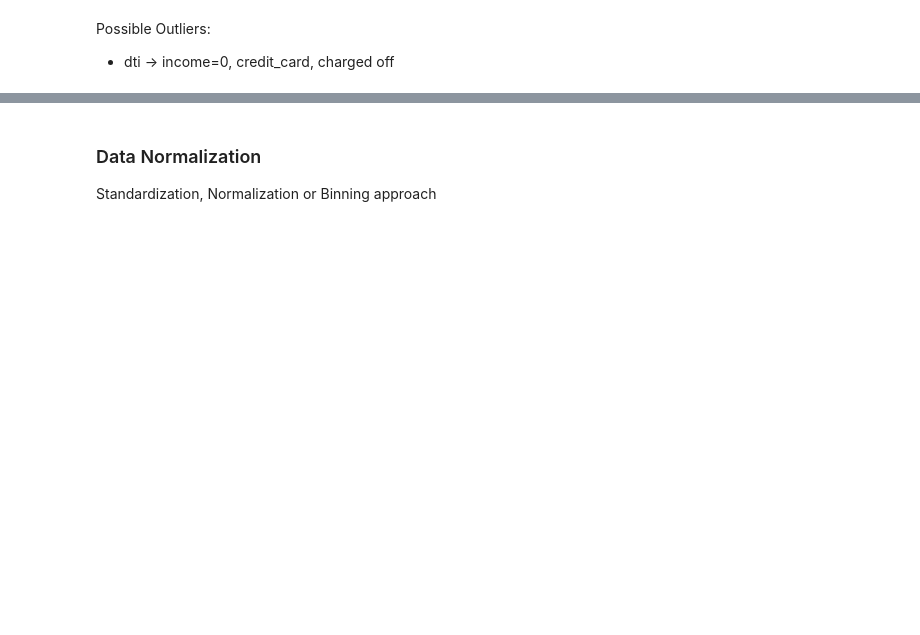
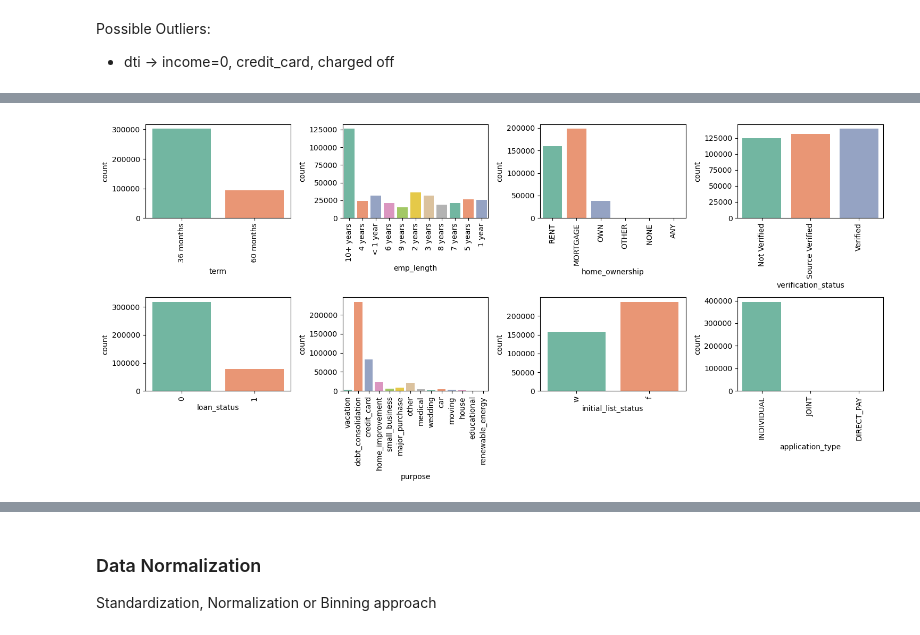
Before and after one commit to Teccaa/Applied_Credit_Risk, a Jupyter notebook: Data_Cleaning.ipynb, the cells around one changed output, grey strips where cells are left out. Saved outputs shown, nothing was run; the diff lists cells and outputs as text; code cells hidden in the pictures; blank space fills up the shorter version.

```diff
--- a/Data_Cleaning.ipynb
+++ b/Data_Cleaning.ipynb
@@ -433,0 +185,10 @@ Boxplot 5% / 95% \
+# %%
+# Value count for categorical data
+vcs = dict()
+
+for col in data_cat.columns:
+    vc = data[col].value_counts().to_frame()
+    vc["pct"] =  vc[col] / vc[col].sum()
+    vc["pct"] = pd.Series(["{0:.2f}%".format(val * 100) for val in vc["pct"]], index = vc.index)
+    vcs["vc {0}".format(col)] = vc
+    display(vc)
@@ -433,0 +343,9 @@ Boxplot 5% / 95% \
+# %%
+# Dropping useless variables
+data_cleand = data.drop(['title','emp_title','address', 'earliest_cr_line', 'issue_d'], axis=1)
+
+# Dropping variables having more than train_ratio% of nan values
+train_ratio = 0.7
+test_ratio = 0.3
+data_cleand = data_cleand.loc[:, nans["nan_pct"] <= test_ratio]
+data_cleand
@@ -433,0 +377,17 @@ Boxplot 5% / 95% \
+# %%
+## Plotting Distribution for non-numeric data (only those that don't have many categories)
+
+dist_nn = ["term", "emp_length", "home_ownership", "verification_status", "loan_status", "purpose", "initial_list_status", "application_type"]
+
+fig, axes = plt.subplots(nrows=2, ncols=4, figsize=(15, 7), sharex = False, sharey = False)
+axes = axes.ravel()
+
+for col, ax in zip(dist_nn, axes):
+    # absolute
+    sns.countplot(data=data_cleand, x=col, palette = "Set2", ax=ax)
+    ax.set_xticklabels(ax.get_xticklabels(), rotation=90)
+
+fig.tight_layout()
+plt.show()
+# %% [output]
+[figure, added]
```
Also changed, not shown: parts of 85 cells of this notebook.
